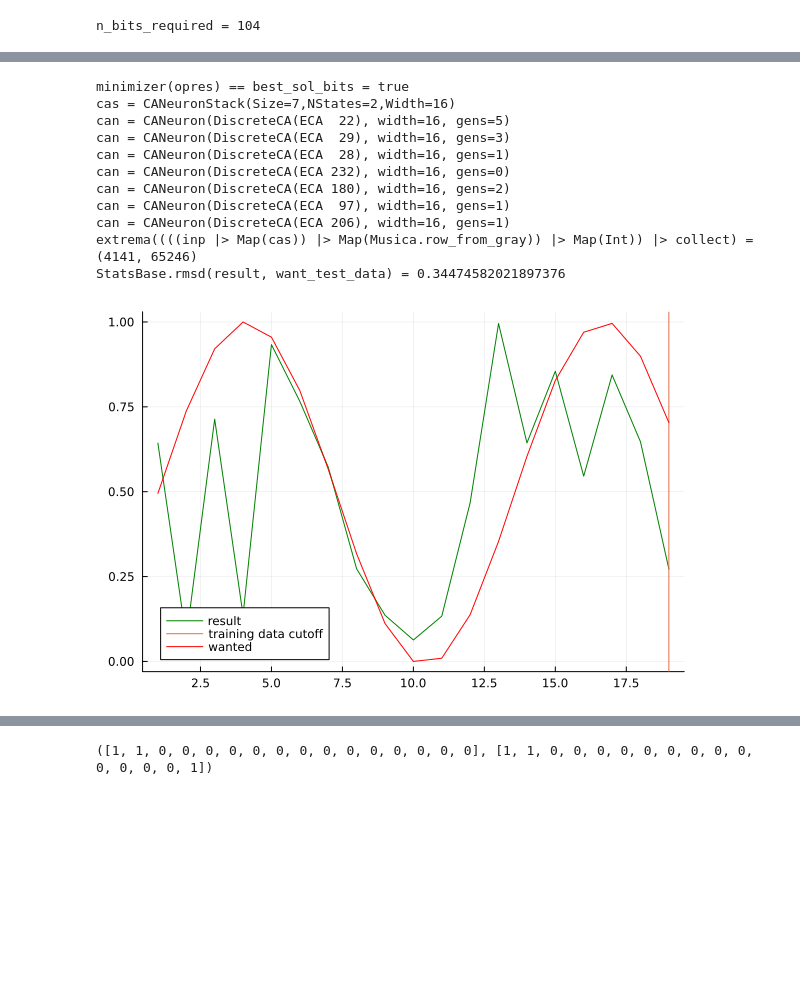
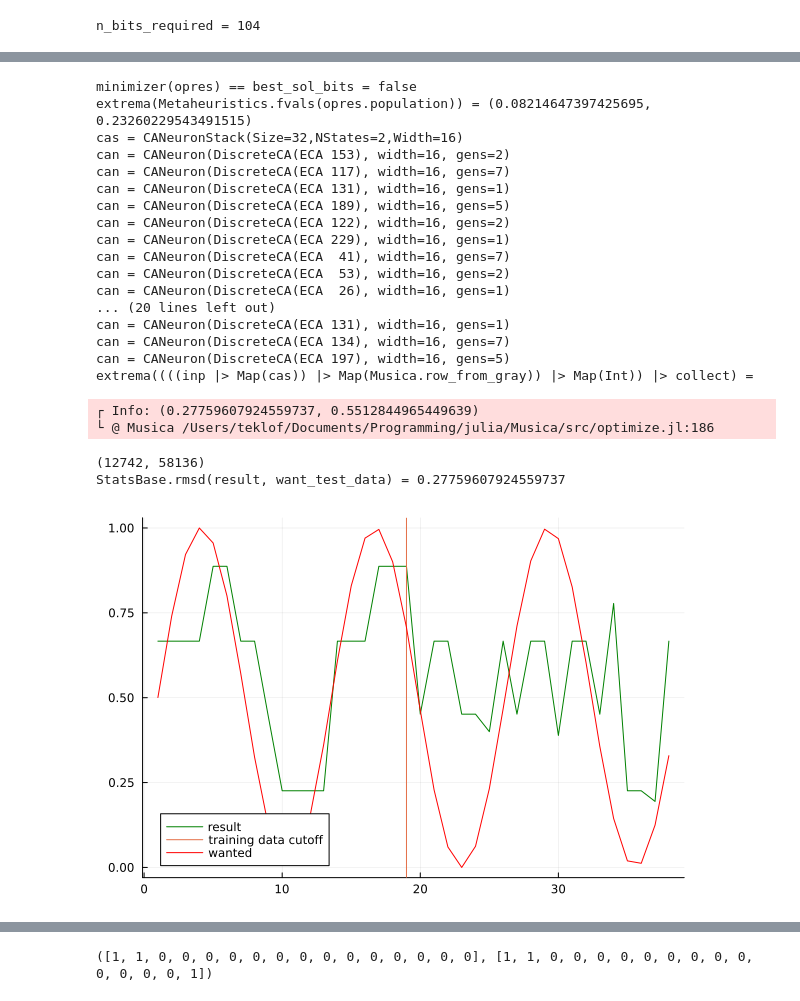
Before and after one commit to ORBAT/Musica, a Jupyter notebook: src/scratch.ipynb, the cells around one changed output, grey strips where cells are left out. Drawn from its saved outputs; the diff is of its cells as text; code cells hidden in the pictures; blank space fills up the shorter version.

```diff
--- a/src/scratch.ipynb
+++ b/src/scratch.ipynb
@@ -443,48 +435,60 @@ opres = Optimization Result
 # %%
 using Plots, Musica, Transducers, StatsBase
 state_bits = Musica._row_width()
-want_test_data = Musica._test_wanted_output(3)
+want_test_data = Musica._test_wanted_output(6)
+_parser = Musica._test_parser()
 # want_test_data = Musica._test_wanted_output_rastr()
 fff = Musica.gray_both_obj_fn_for(want_test_data)
 
-best_sol_bits = Musica.get_best_at(fff, opres)
+best_sol_bits = Musica.get_best_at(fff, opres, _parser)
 
 @show minimizer(opres) == best_sol_bits
+@show extrema(Metaheuristics.fvals(opres.population))
 
-(_, cas) = best_sol_bits |> Musica._test_parser_dynamic()
+(_, cas) = best_sol_bits |> _parser
 @show cas
 for can in cas
   @show can
 end
 inp = 1:length(want_test_data) |> Map(Musica.num_to_gray_row)
 result = inp |> Map(cas) |> Map(Musica.row_from_gray) |> Map(@£ Musica._normalize_num(2^state_bits - 1)) |> collect
 
 @show extrema(inp |> Map(cas) |> Map(Musica.row_from_gray) |> Map(Int) |> collect)
 
 
 #=
 result = inp |> Map(cas) |> Map(Musica.row_from_gray) #= |> Map(@£ Musica._normalize_num(2^state_bits - 1)) =# |> collect |> Musica._normalize
 
 @show extrema(inp |> Map(cas) |> Map(Musica.row_from_gray) |> Map(Int) |> collect |> Musica._normalize)
 
  =#
-@show StatsBase.rmsd(result,want_test_data)
+@show StatsBase.rmsd(result, want_test_data)
 plot(result, label="result", seriescolor=:green)
 vline!([length(Musica._test_wanted_output(3))], label="training data cutoff")
 plot!(want_test_data, label="wanted", seriescolor=:red)
 # %% [output]
-minimizer(opres) == best_sol_bits = true
-cas = CANeuronStack(Size=7,NStates=2,Width=16)
-can = CANeuron(DiscreteCA(ECA  22), width=16, gens=5)
-can = CANeuron(DiscreteCA(ECA  29), width=16, gens=3)
-can = CANeuron(DiscreteCA(ECA  28), width=16, gens=1)
-can = CANeuron(DiscreteCA(ECA 232), width=16, gens=0)
-can = CANeuron(DiscreteCA(ECA 180), width=16, gens=2)
-can = CANeuron(DiscreteCA(ECA  97), width=16, gens=1)
-can = CANeuron(DiscreteCA(ECA 206), width=16, gens=1)
-extrema((((inp |> Map(cas)) |> Map(Musica.row_from_gray)) |> Map(Int)) |> collect) = (4141, 65246)
-StatsBase.rmsd(result, want_test_data) = 0.34474582021897376
+minimizer(opres) == best_sol_bits = false
+extrema(Metaheuristics.fvals(opres.population)) = (0.08214647397425695, 0.23260229543491515)
+cas = CANeuronStack(Size=32,NStates=2,Width=16)
+can = CANeuron(DiscreteCA(ECA 153), width=16, gens=2)
+can = CANeuron(DiscreteCA(ECA 117), width=16, gens=7)
+can = CANeuron(DiscreteCA(ECA 131), width=16, gens=1)
+can = CANeuron(DiscreteCA(ECA 189), width=16, gens=5)
+can = CANeuron(DiscreteCA(ECA 122), width=16, gens=2)
+can = CANeuron(DiscreteCA(ECA 229), width=16, gens=1)
+can = CANeuron(DiscreteCA(ECA  41), width=16, gens=7)
+can = CANeuron(DiscreteCA(ECA  53), width=16, gens=2)
+can = CANeuron(DiscreteCA(ECA  26), width=16, gens=1)
+... (20 lines left out)
+can = CANeuron(DiscreteCA(ECA 131), width=16, gens=1)
+can = CANeuron(DiscreteCA(ECA 134), width=16, gens=7)
+can = CANeuron(DiscreteCA(ECA 197), width=16, gens=5)
+extrema((((inp |> Map(cas)) |> Map(Musica.row_from_gray)) |> Map(Int)) |> collect) =
+┌ Info: (0.27759607924559737, 0.5512844965449639)
+└ @ Musica /Users/teklof/Documents/Programming/julia/Musica/src/optimize.jl:186
+(12742, 58136)
+StatsBase.rmsd(result, want_test_data) = 0.27759607924559737
-[figure, old version]
+[figure, new version]
 # %%
 using Plots
 # @show minimizer(opres)
```
Also changed, not shown: parts of 3 cells of this notebook.
